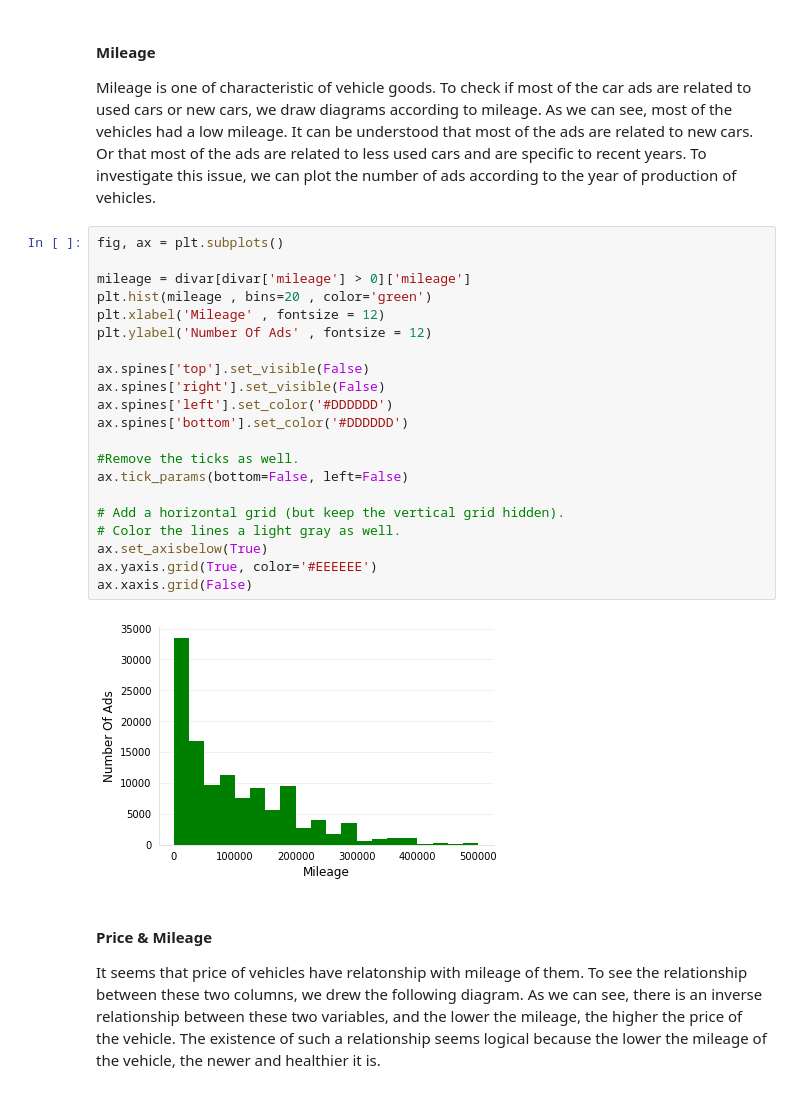
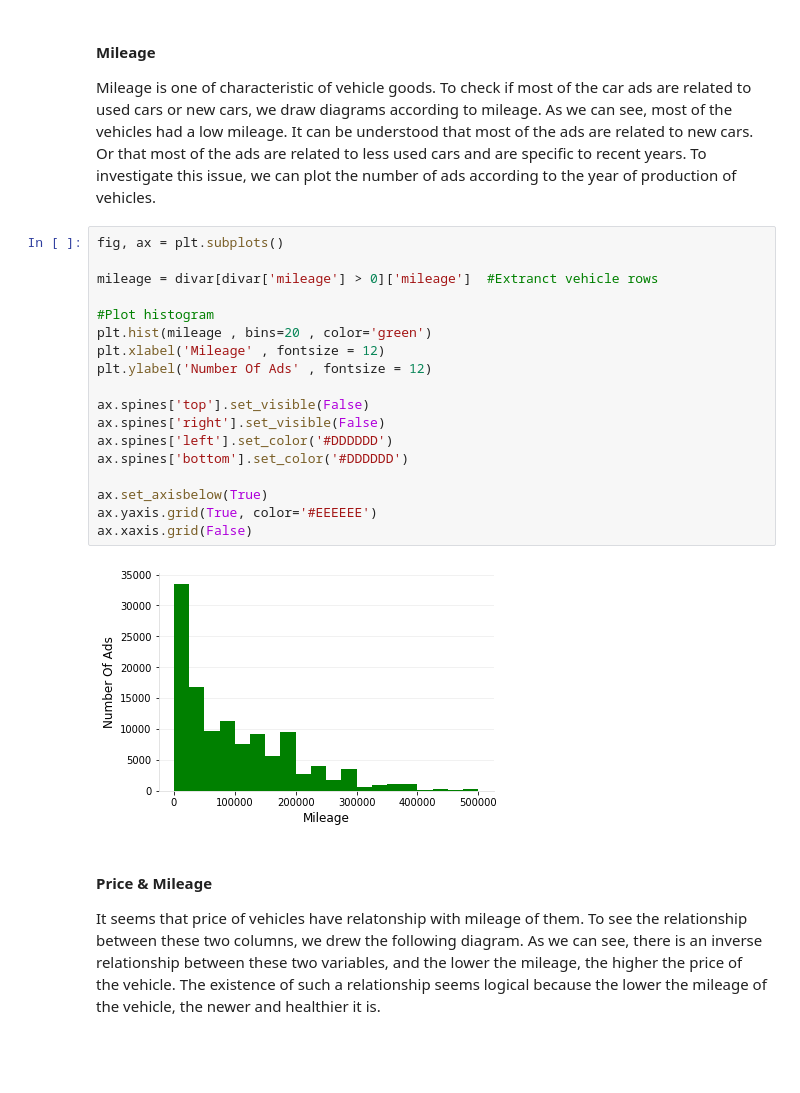
Before and after one commit to ParisaKhazaee/Data-visualization, a Jupyter notebook: DivarVisualization.ipynb, the cells around one changed output. Cells and saved outputs as stored; diff of their text form; blank space fills up the shorter version.

```diff
--- a/DivarVisualization.ipynb
+++ b/DivarVisualization.ipynb
@@ -141,26 +158,23 @@ Mileage is one of characteristic of vehicle goods. To check if most of the car a
 # %%
 fig, ax = plt.subplots()
 
-mileage = divar[divar['mileage'] > 0]['mileage']
+mileage = divar[divar['mileage'] > 0]['mileage']  #Extranct vehicle rows
+
+#Plot histogram
 plt.hist(mileage , bins=20 , color='green')
 plt.xlabel('Mileage' , fontsize = 12)
 plt.ylabel('Number Of Ads' , fontsize = 12)
 
 ax.spines['top'].set_visible(False)
 ax.spines['right'].set_visible(False)
 ax.spines['left'].set_color('#DDDDDD')
 ax.spines['bottom'].set_color('#DDDDDD')
 
-#Remove the ticks as well.
-ax.tick_params(bottom=False, left=False)
-
-# Add a horizontal grid (but keep the vertical grid hidden).
-# Color the lines a light gray as well.
 ax.set_axisbelow(True)
 ax.yaxis.grid(True, color='#EEEEEE')
 ax.xaxis.grid(False)
 # %% [output]
-[figure, old version]
+[figure, new version]
 # %% [markdown]
 #### Price & Mileage
 
```
Also changed, not shown: parts of 22 cells of this notebook.
